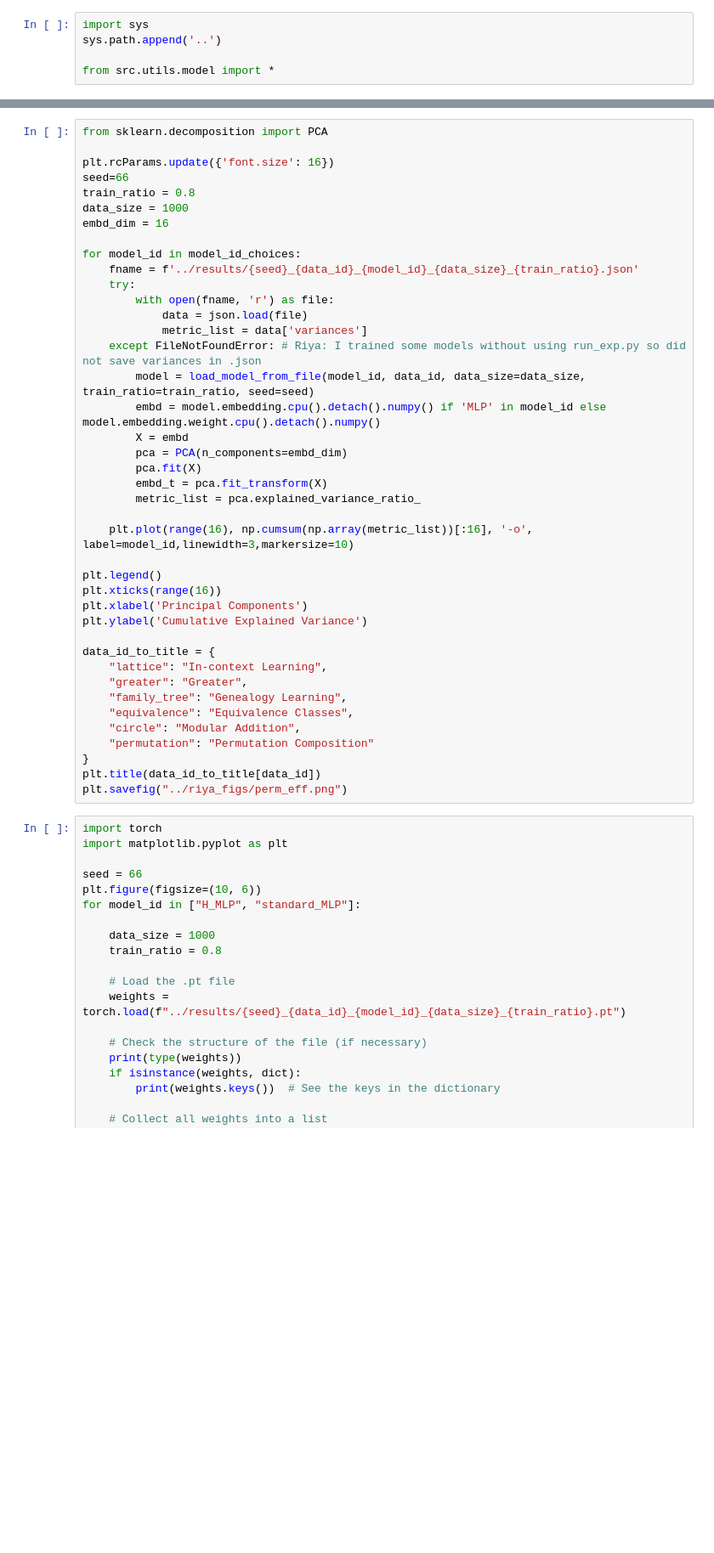
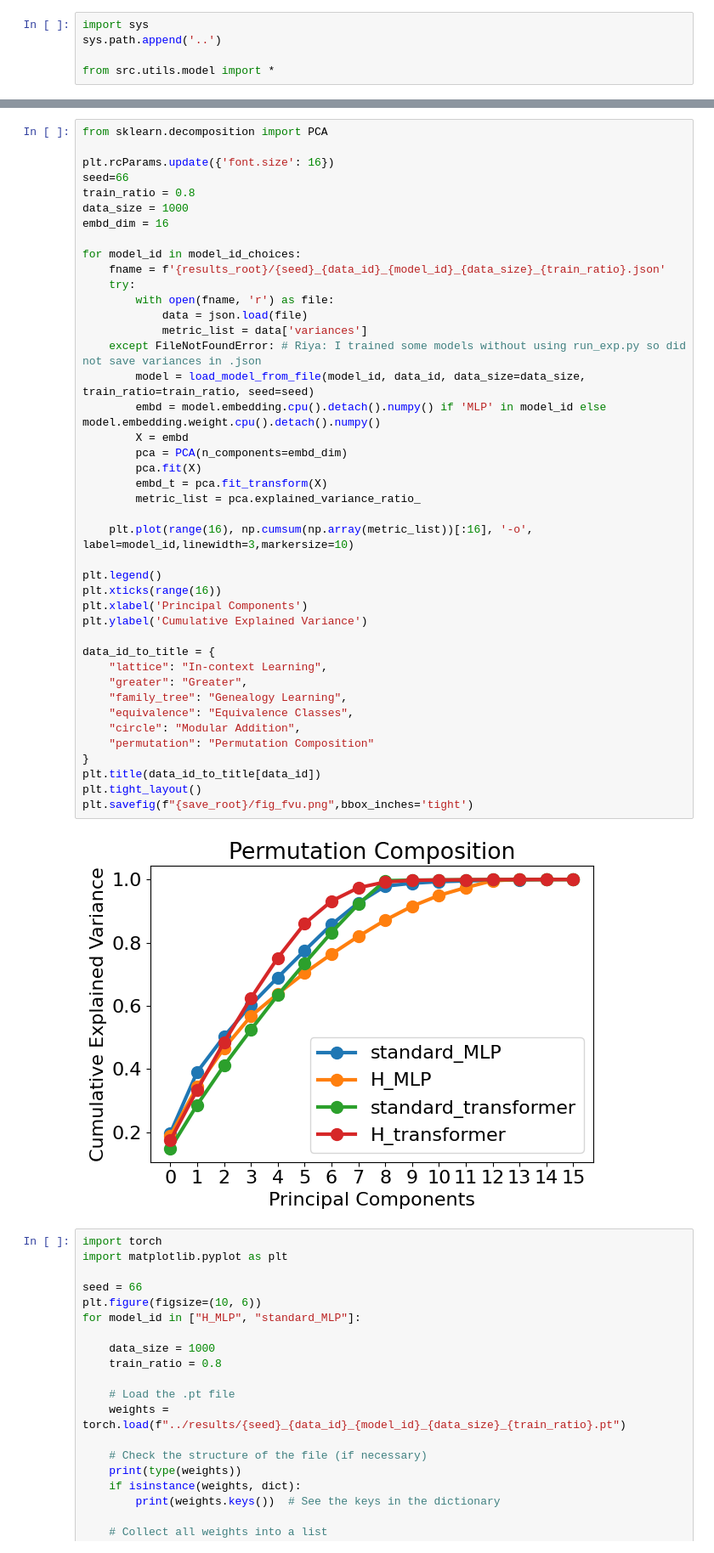
Before and after one commit to maxwellmg/grow-crystals-distance-experiments, a Jupyter notebook: notebooks/plot_results.ipynb, the cells around one changed output, grey strips where cells are left out. Shown at 85% size. Saved outputs shown, nothing was run; the diff lists cells and outputs as text; blank space fills up the shorter version.

```diff
--- a/notebooks/plot_results.ipynb
+++ b/notebooks/plot_results.ipynb
@@ -78,37 +86,40 @@ data_size = 1000
 embd_dim = 16
 
 for model_id in model_id_choices:
-    fname = f'../results/{seed}_{data_id}_{model_id}_{data_size}_{train_ratio}.json'
+    fname = f'{results_root}/{seed}_{data_id}_{model_id}_{data_size}_{train_ratio}.json'
     try:
         with open(fname, 'r') as file:
             data = json.load(file)
             metric_list = data['variances']
     except FileNotFoundError: # Riya: I trained some models without using run_exp.py so did not save variances in .json
         model = load_model_from_file(model_id, data_id, data_size=data_size, train_ratio=train_ratio, seed=seed)
         embd = model.embedding.cpu().detach().numpy() if 'MLP' in model_id else model.embedding.weight.cpu().detach().numpy()
         X = embd
         pca = PCA(n_components=embd_dim)
         pca.fit(X)
         embd_t = pca.fit_transform(X)
         metric_list = pca.explained_variance_ratio_
 
     plt.plot(range(16), np.cumsum(np.array(metric_list))[:16], '-o', label=model_id,linewidth=3,markersize=10)
 
 plt.legend()
 plt.xticks(range(16))
 plt.xlabel('Principal Components')
 plt.ylabel('Cumulative Explained Variance')
 
 data_id_to_title = {
     "lattice": "In-context Learning",
     "greater": "Greater",
     "family_tree": "Genealogy Learning",
     "equivalence": "Equivalence Classes",
     "circle": "Modular Addition",
     "permutation": "Permutation Composition"
 }
 plt.title(data_id_to_title[data_id])
-plt.savefig("../riya_figs/perm_eff.png")
+plt.tight_layout()
+plt.savefig(f"{save_root}/fig_fvu.png",bbox_inches='tight')
+# %% [output]
+[figure, added]
 # %%
 import torch
 import matplotlib.pyplot as plt
```
Also changed, not shown: parts of 5 cells of this notebook, 24 other files.
